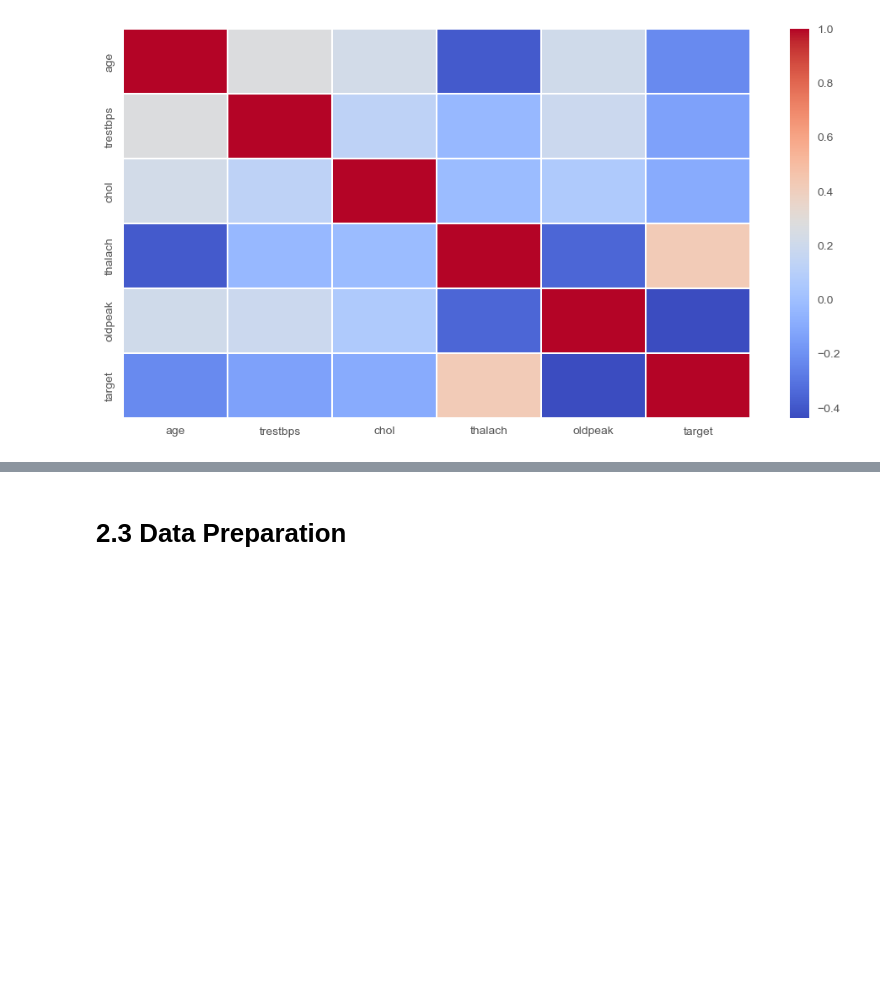
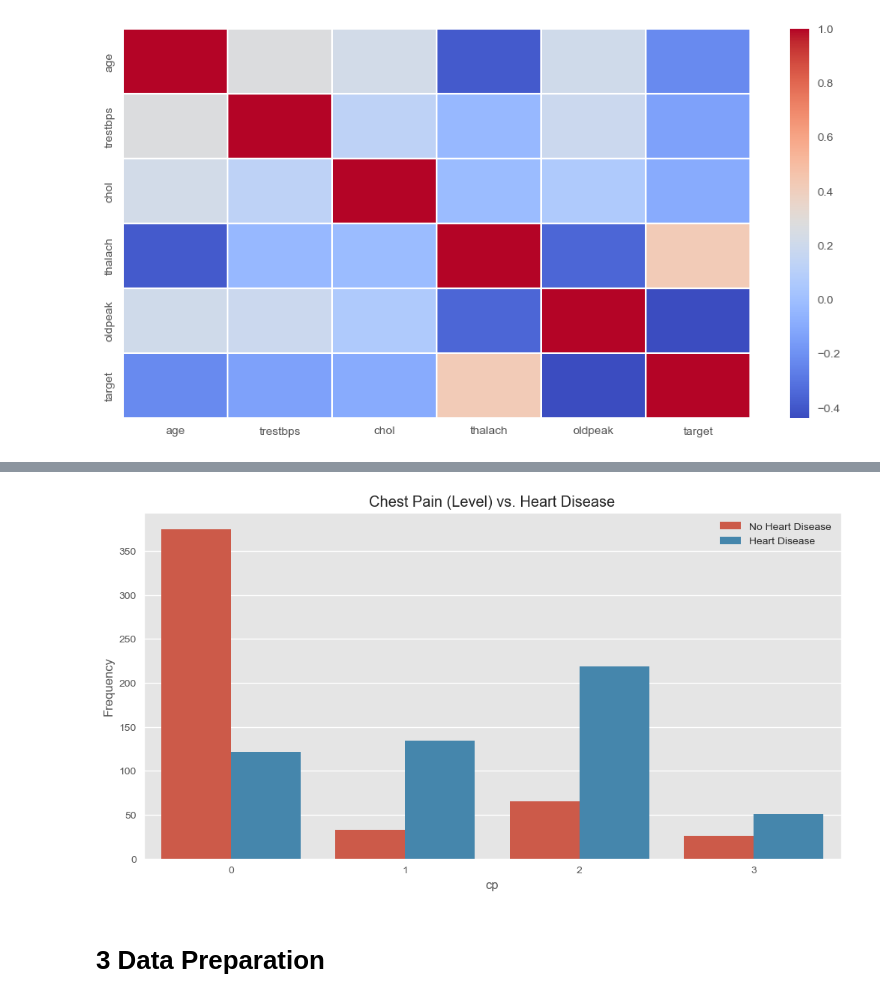
Before and after one commit to Sandokhan/IACEC, a Jupyter notebook: project.ipynb, the cells around one changed output, grey strips where cells are left out. Drawn from its saved outputs; the diff is of its cells as text; code cells hidden in the pictures; blank space fills up the shorter version.

```diff
--- a/project.ipynb
+++ b/project.ipynb
@@ -246,2 +250,12 @@ sns.boxplot(data=heart, x='target', y='age', hue='sex');
+# %%
+# Create histogram of Sex by Age
+fig = plt.figure(figsize=(12, 6))
+
+ax1 = sns.countplot(data=heart, x='cp', hue='target')
+ax1.set_title('Chest Pain (Level) vs. Heart Disease')
+ax1.set_ylabel('Frequency')
+plt.legend(labels = ['No Heart Disease', 'Heart Disease']);
+# %% [output]
+[figure, added]
 # %% [markdown]
-# 2.3 Data Preparation
+# 3 Data Preparation
```
Also changed, not shown: parts of 4 cells of this notebook.
